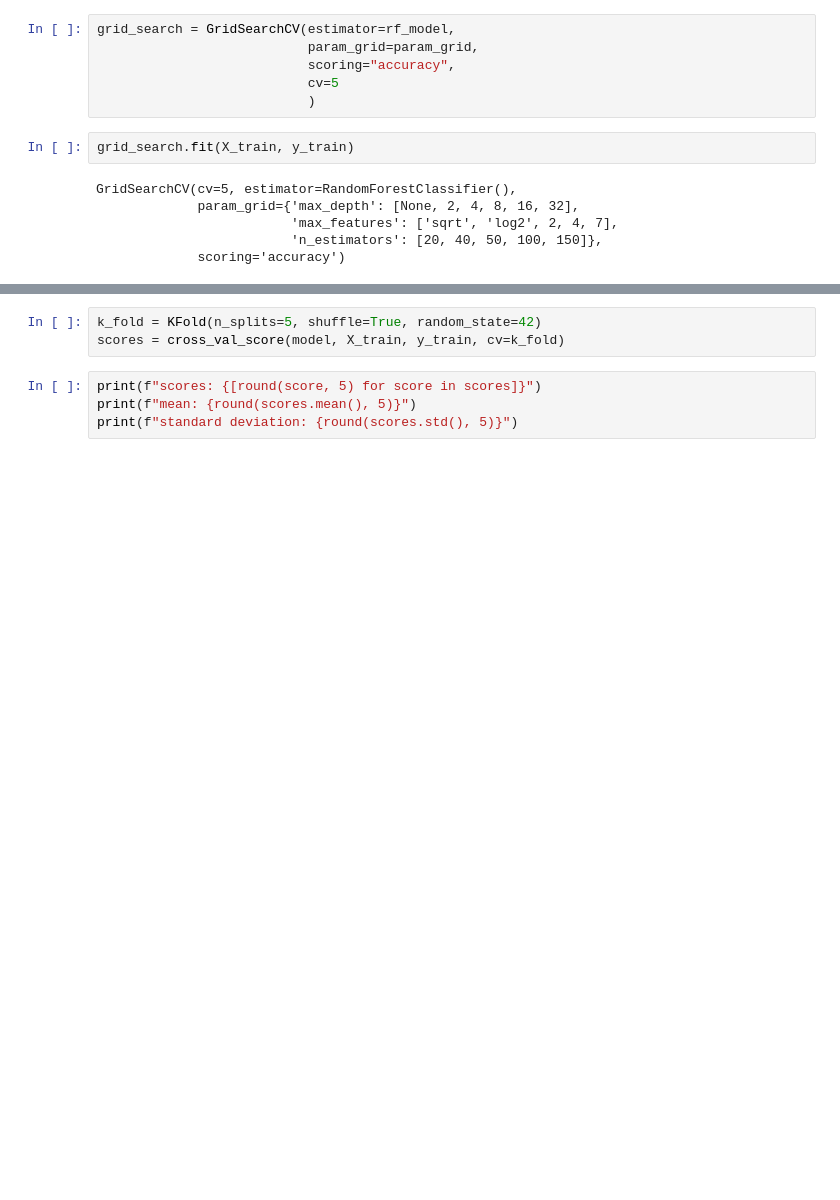
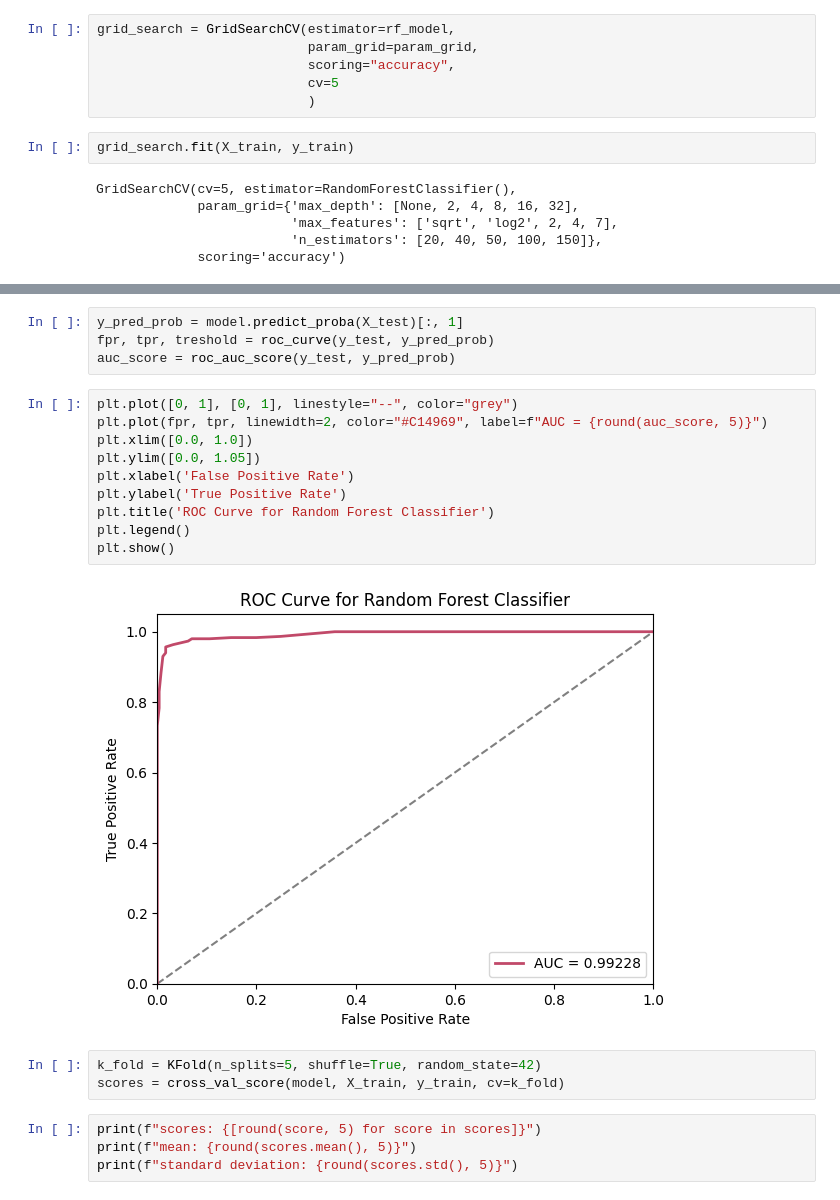
Before and after one commit to pythase/Diabetes_Project, a Jupyter notebook: diabets_project.ipynb, the cells around one changed output, grey strips where cells are left out. Cells and saved outputs as stored; diff of their text form; blank space fills up the shorter version.

Commit message:
models evaluation

```diff
--- a/diabets_project.ipynb
+++ b/diabets_project.ipynb
@@ -588,3 +595,19 @@ skplt.metrics.plot_confusion_matrix(y_test, y_predict)
+# %%
+y_pred_prob = model.predict_proba(X_test)[:, 1]
+fpr, tpr, treshold = roc_curve(y_test, y_pred_prob)
+auc_score = roc_auc_score(y_test, y_pred_prob)
+# %%
+plt.plot([0, 1], [0, 1], linestyle="--", color="grey")
+plt.plot(fpr, tpr, linewidth=2, color="#C14969", label=f"AUC = {round(auc_score, 5)}")
+plt.xlim([0.0, 1.0])
+plt.ylim([0.0, 1.05])
+plt.xlabel('False Positive Rate')
+plt.ylabel('True Positive Rate')
+plt.title('ROC Curve for Random Forest Classifier')
+plt.legend()
+plt.show()
+# %% [output]
+[figure, added]
 # %%
 k_fold = KFold(n_splits=5, shuffle=True, random_state=42)
 scores = cross_val_score(model, X_train, y_train, cv=k_fold)
```
Also changed, not shown: parts of 33 cells of this notebook.
